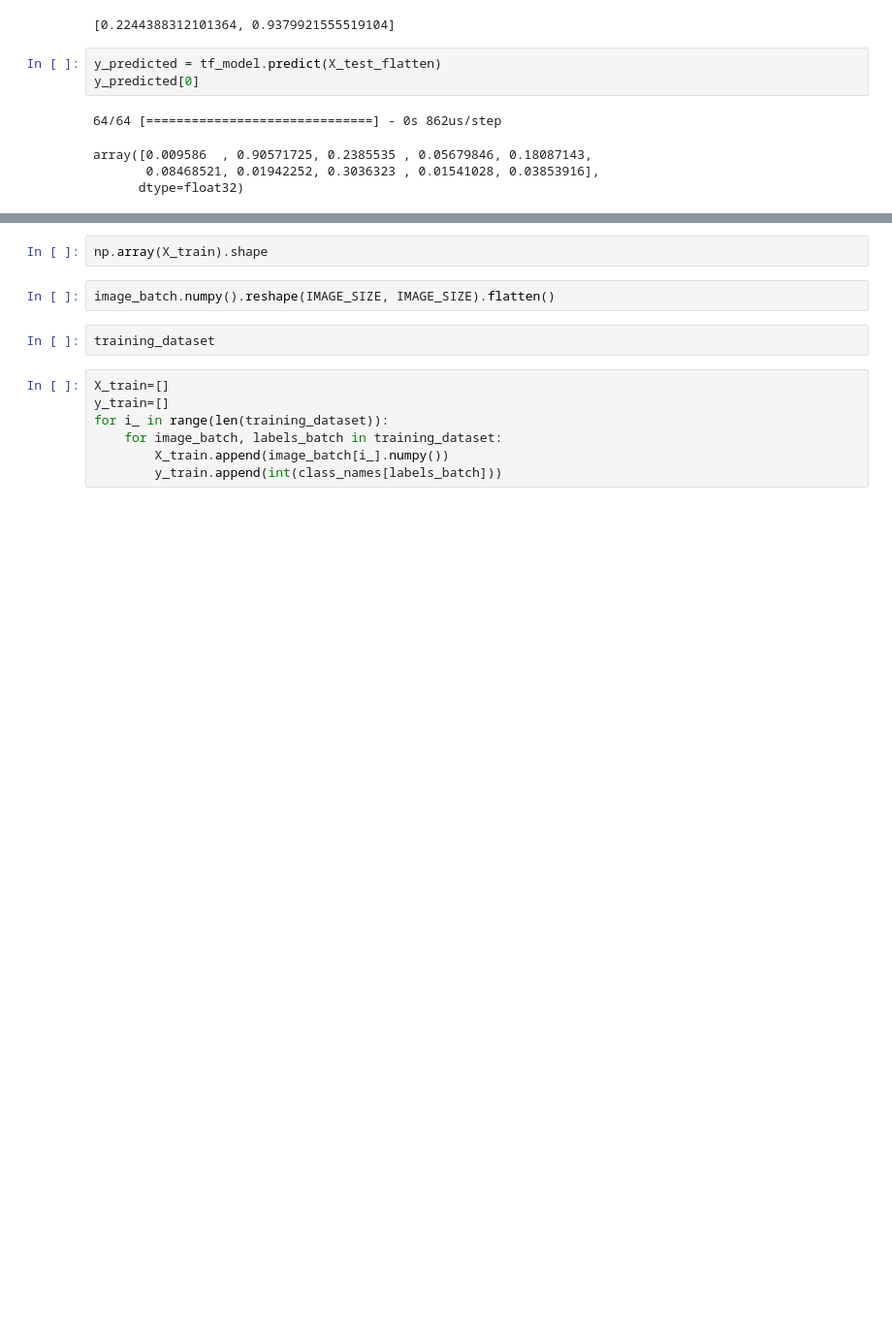
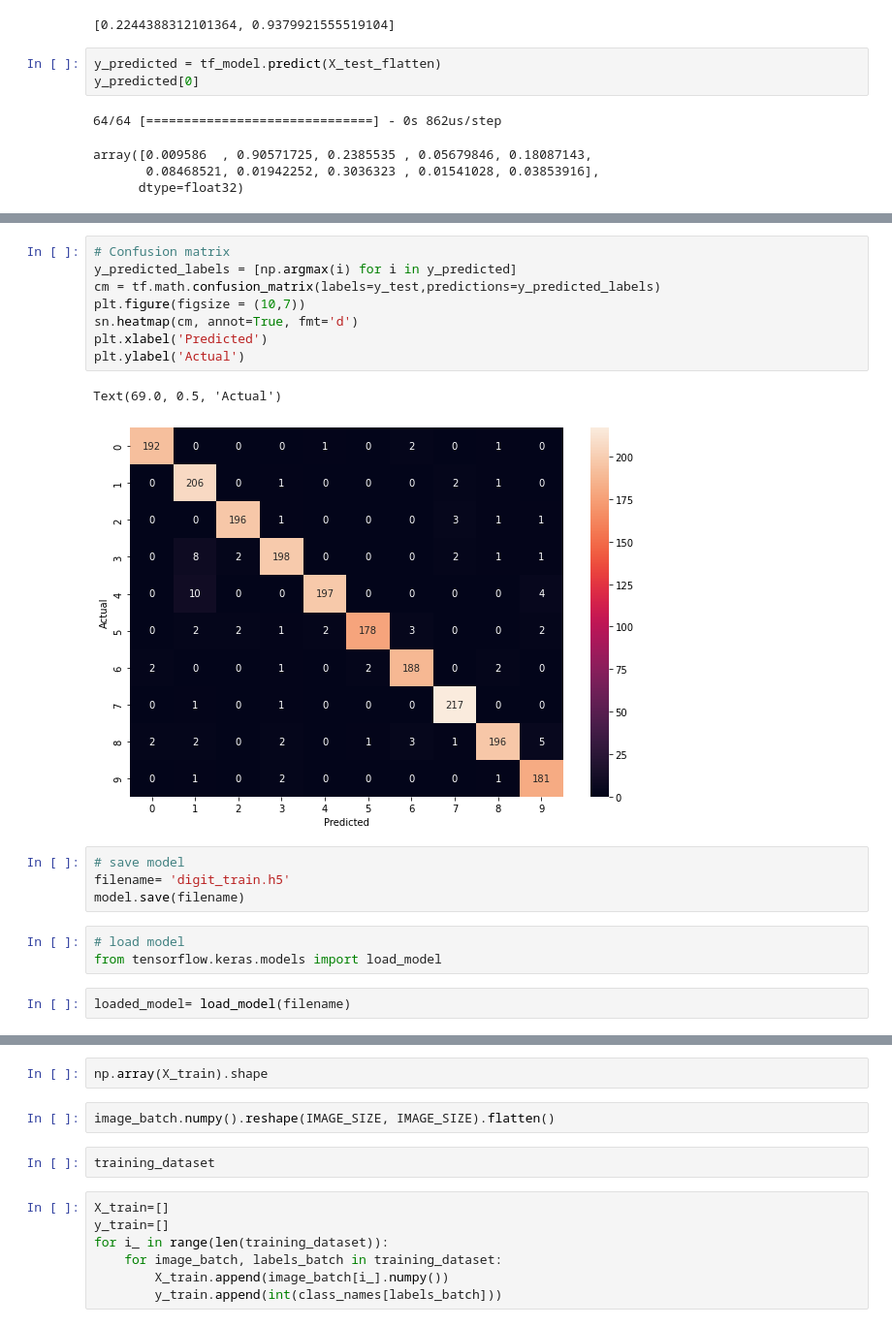
Before and after one commit to BotAlchemist/digit_recognition, a Jupyter notebook: digits_training.ipynb, the cells around one changed output, grey strips where cells are left out. Shown: that part at 97% size. Saved outputs shown, nothing was run; the diff lists cells and outputs as text; blank space fills up the shorter version.

```diff
--- a/digits_training.ipynb
+++ b/digits_training.ipynb
@@ -153,0 +237,20 @@ np.argmax(y_predicted[no_]), plt.matshow(X_test[no_])
+# %%
+# Confusion matrix
+y_predicted_labels = [np.argmax(i) for i in y_predicted]
+cm = tf.math.confusion_matrix(labels=y_test,predictions=y_predicted_labels)
+plt.figure(figsize = (10,7))
+sn.heatmap(cm, annot=True, fmt='d')
+plt.xlabel('Predicted')
+plt.ylabel('Actual')
+# %% [output]
+Text(69.0, 0.5, 'Actual')
+[figure, added]
+# %%
+# save model
+filename= 'digit_train.h5'
+model.save(filename)
+# %%
+# load model
+from tensorflow.keras.models import load_model
+# %%
+loaded_model= load_model(filename)
```
Also changed, not shown: parts of 22 cells of this notebook.
